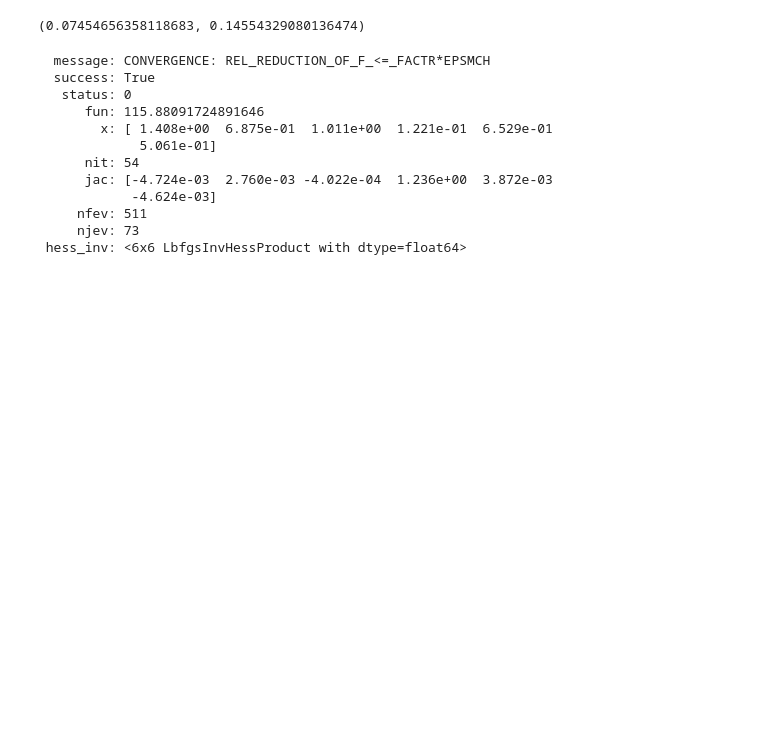
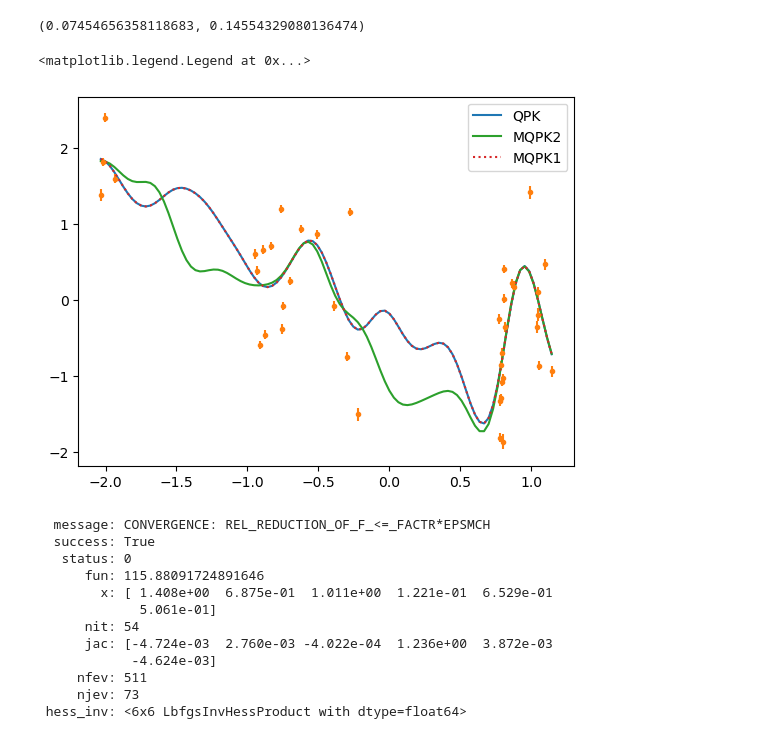
Before and after one commit to adnansiddiquei/exoplanet_search, a Jupyter notebook: src/q2/Exploration.ipynb, the cells around one changed output. Drawn from its saved outputs; the diff is of its cells as text; code cells hidden in the pictures; blank space fills up the shorter version.

```diff
--- a/src/q2/Exploration.ipynb
+++ b/src/q2/Exploration.ipynb
@@ -297,6 +462,43 @@ p_lower, p_upper = [21, 41] / time_scaler.scale_
 p_lower, p_upper
 # %% [output]
 (0.07454656358118683, 0.14554329080136474)
+# %%
+np.random.seed(42)
+x = np.linspace(time.min(), time.max(), 101)
+
+init = normal(1, 0.1, 4)
+mu_post, cov_post = QuasiPeriodicKernel(
+    *init
+).compute_kernel(
+    time, time, rv_err
+).compute_loglikelihood(
+    rv
+).compute_posterior(x)
+plt.plot(x, mu_post, label='QPK')
+
+mu_post, cov_post = MultiQuasiPeriodicKernel(
+    normal(1.0, 0.1, 2), normal(1, 0.1, 2), normal(1, 0.1, 2), normal(1, 0.1)
+).compute_kernel(
+    time, time, rv_err, jitter=1e-3
+).compute_loglikelihood(
+     rv
+).compute_posterior(x)
+
+plt.errorbar(time, rv, rv_err, fmt='.')
+plt.plot(x, mu_post, label='MQPK2')
+
+mu_post, cov_post = MultiQuasiPeriodicKernel(
+    [init[0]], [init[1]],[init[2]],init[3]
+).compute_kernel(
+    time, time, rv_err
+).compute_loglikelihood(
+     rv
+).compute_posterior(x)
+plt.plot(x, mu_post, label='MQPK1', linestyle=':')
+plt.legend()
+# %% [output]
+<matplotlib.legend.Legend at 0x...>
+[figure, added]
 # %%
 gp = StellarActivityGP(time, y, y_err)
 result = gp.fit(
```
Also changed, not shown: parts of 21 cells of this notebook, 3 other files.
